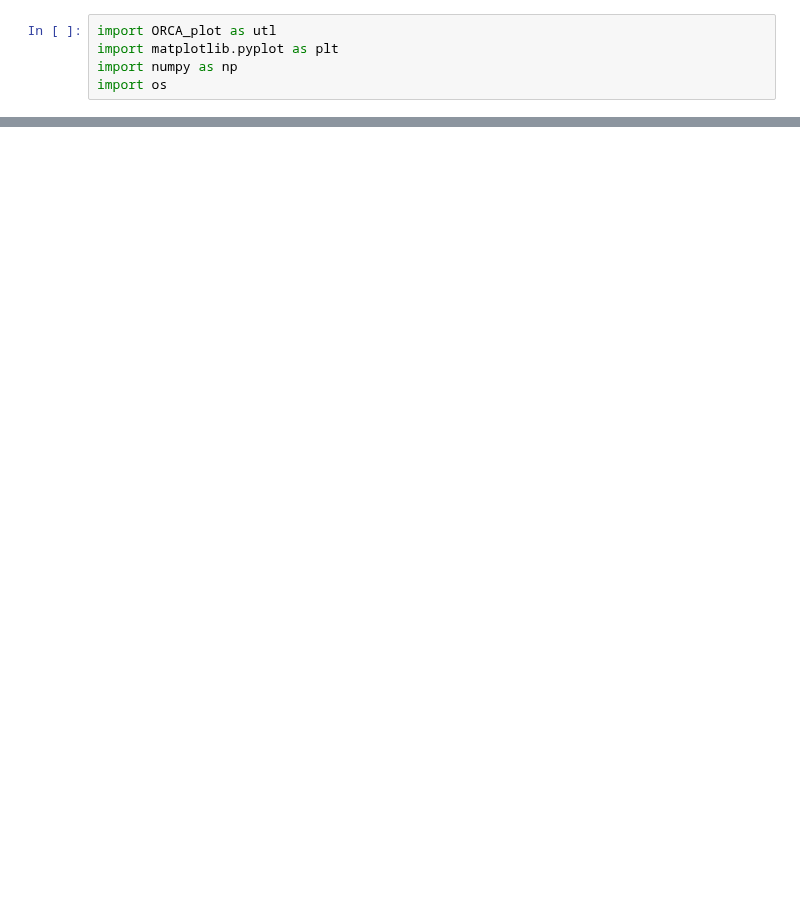
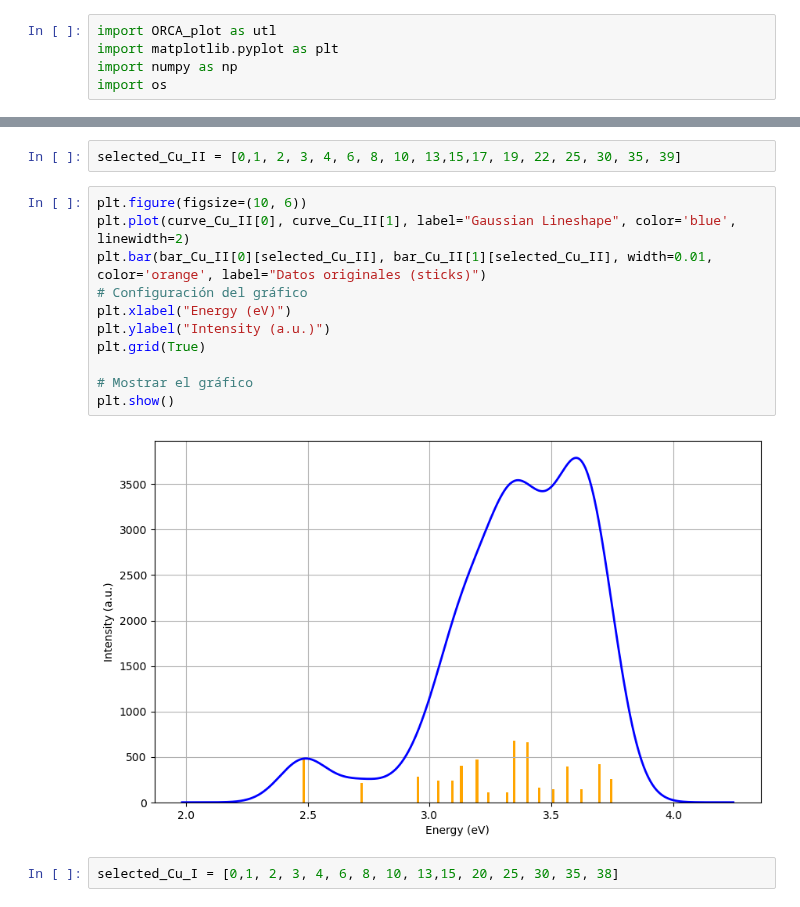
Before and after one commit to Aguiario/ORCA_and_Gaussian, a Jupyter notebook: ORCA_ABS/test.ipynb, the cells around one changed output, grey strips where cells are left out. Drawn from its saved outputs; the diff is of its cells as text; blank space fills up the shorter version.

```diff
--- a/ORCA_ABS/test.ipynb
+++ b/ORCA_ABS/test.ipynb
@@ -27,0 +16,17 @@ utl.plot(file_path)
+# %%
+selected_Cu_II = [0,1, 2, 3, 4, 6, 8, 10, 13,15,17, 19, 22, 25, 30, 35, 39]
+# %%
+plt.figure(figsize=(10, 6))
+plt.plot(curve_Cu_II[0], curve_Cu_II[1], label="Gaussian Lineshape", color='blue', linewidth=2)
+plt.bar(bar_Cu_II[0][selected_Cu_II], bar_Cu_II[1][selected_Cu_II], width=0.01, color='orange', label="Datos originales (sticks)")
+# Configuración del gráfico
+plt.xlabel("Energy (eV)")
+plt.ylabel("Intensity (a.u.)")
+plt.grid(True)
+
+# Mostrar el gráfico
+plt.show()
+# %% [output]
+[figure, added]
+# %%
+selected_Cu_I = [0,1, 2, 3, 4, 6, 8, 10, 13,15, 20, 25, 30, 35, 38]
```
Also changed, not shown: parts of 4 cells of this notebook, 2 other files.
